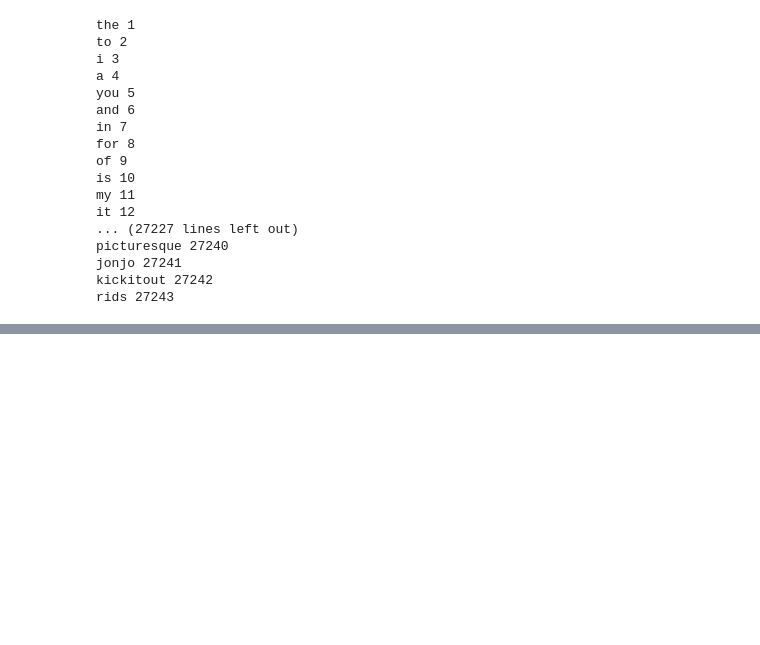
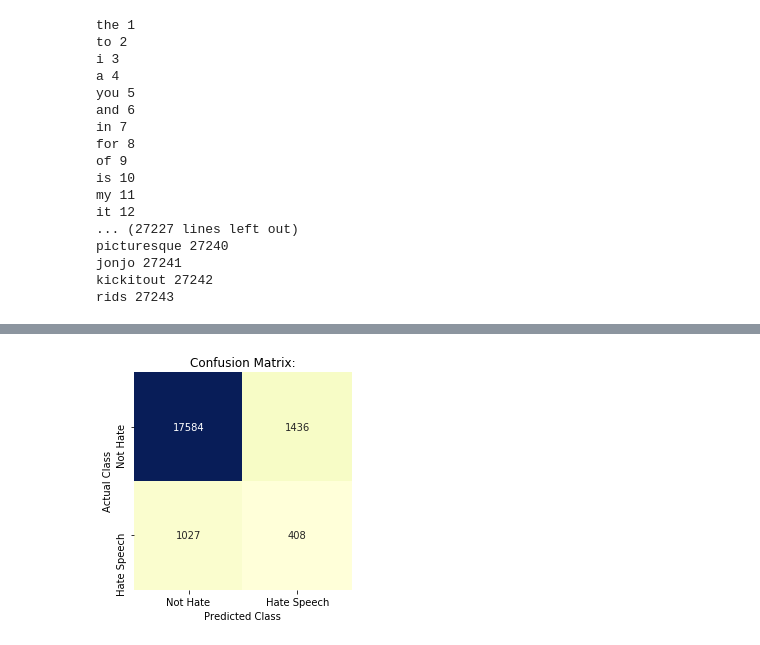
Before and after one commit to mguptaphd/Twitter-Hate-Classification-Project, a Jupyter notebook: RNN.ipynb, the cells around one changed output, grey strips where cells are left out. Saved outputs shown, nothing was run; the diff lists cells and outputs as text; code cells hidden in the pictures; blank space fills up the shorter version.

Commit message:
revised RNN with working minority class predictions

```diff
--- a/RNN.ipynb
+++ b/RNN.ipynb
@@ -420,0 +463,9 @@ print_confusion_matrix(y_test_sam, RNN_preds2_df)
+# %%
+y_train_pred1 = model.predict_classes(X_train)
+y_val_pred1 = model.predict_classes(X_val)
+y_train_prob1 = model.predict_proba(X_train)
+y_val_prob1 = model.predict_proba(X_val)
+# %%
+seaborn_confusion_matrix(y_train, y_train_pred1)
+# %% [output]
+[figure, added]
```
Also changed, not shown: parts of 114 cells of this notebook, 4 other files.
